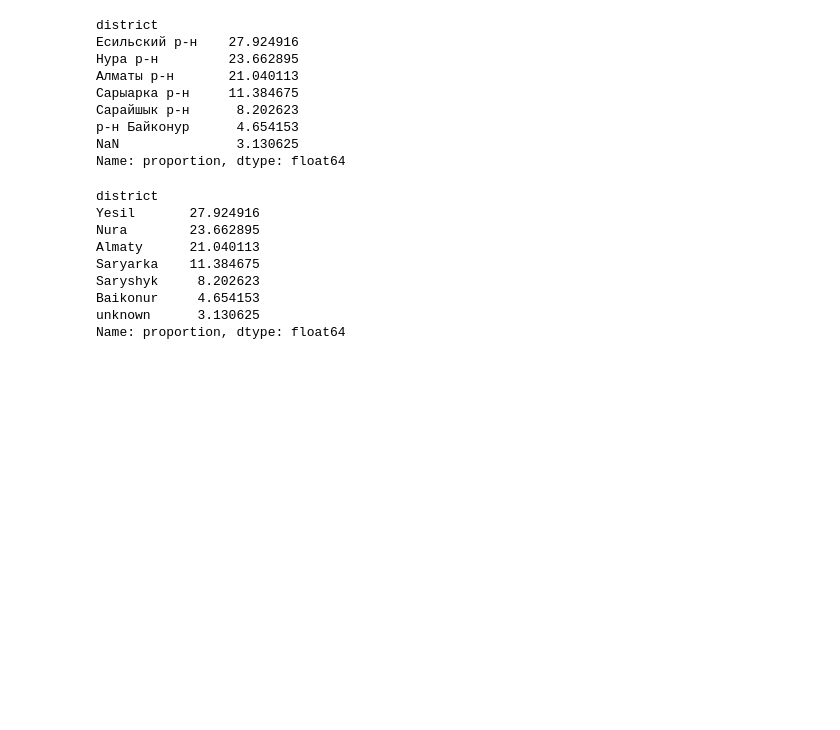
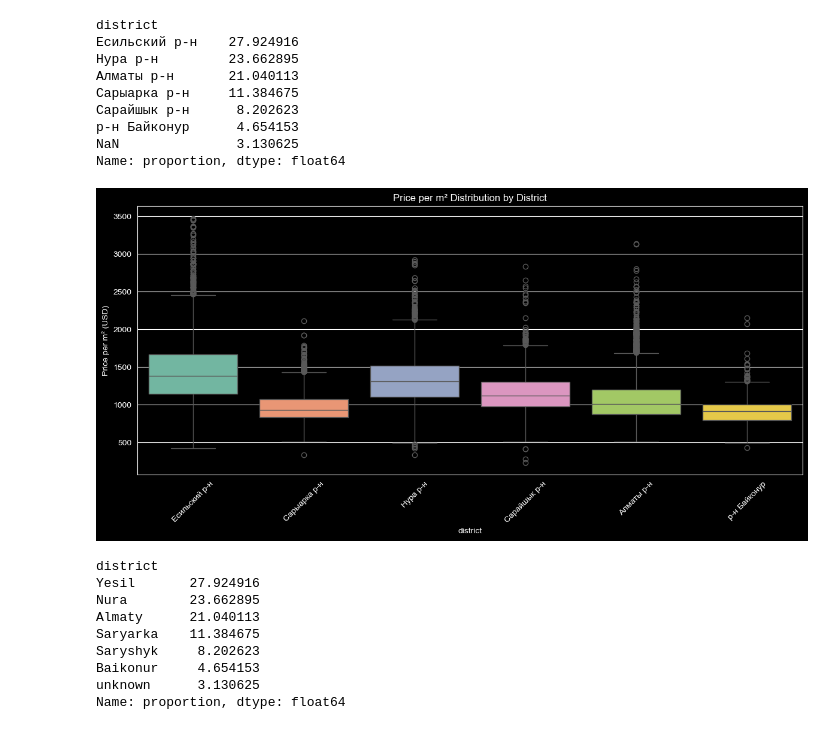
Before and after one commit to slavakursca/machine-learning-zoomcamp, a Jupyter notebook: capstone_2/eda-cleaning.ipynb, the cells around one changed output. Cells and saved outputs as stored; diff of their text form; code cells hidden in the pictures; blank space fills up the shorter version.

```diff
--- a/capstone_2/eda-cleaning.ipynb
+++ b/capstone_2/eda-cleaning.ipynb
@@ -480,6 +484,16 @@ district
 р-н Байконур      4.654153
 NaN               3.130625
 Name: proportion, dtype: float64
+# %%
+plt.figure(figsize=(12, 6))
+sns.boxplot(data=df, x='district', y='price_per_m2', hue='district', palette='Set2', legend=False)
+plt.xticks(rotation=45)
+plt.title('Price per m² Distribution by District')
+plt.ylabel('Price per m² (USD)')
+plt.tight_layout()
+plt.show()
+# %% [output]
+[figure, added]
 # %%
 district_map = {
     'Есильский р-н': 'Yesil',
```
Also changed, not shown: parts of 9 cells of this notebook.
